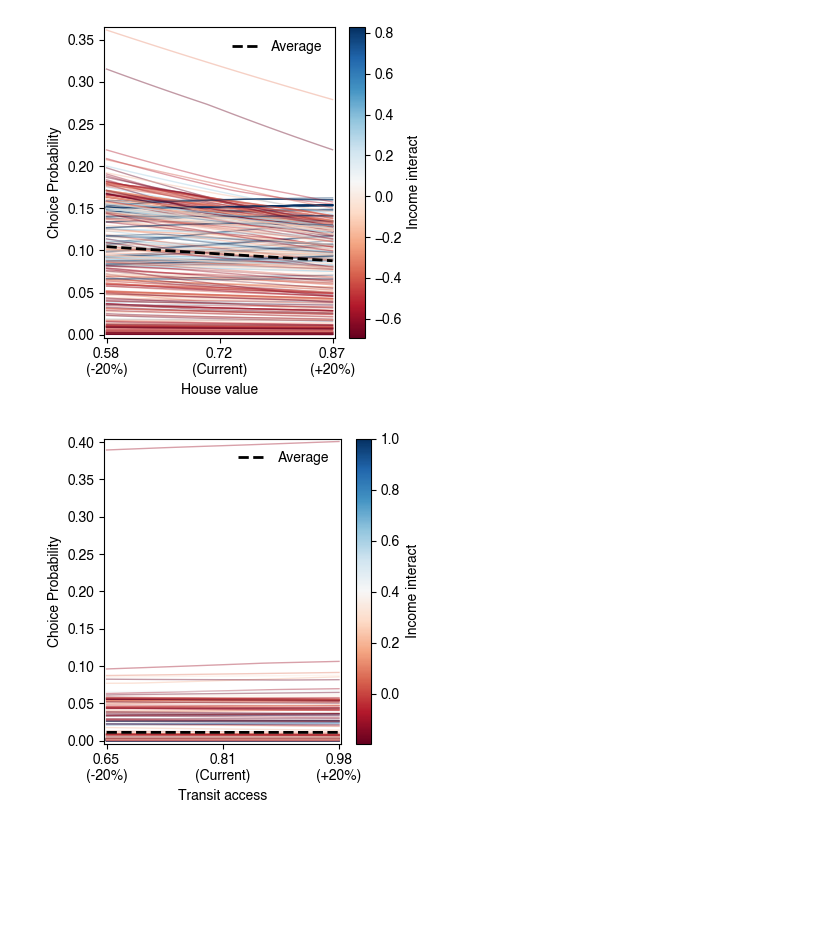
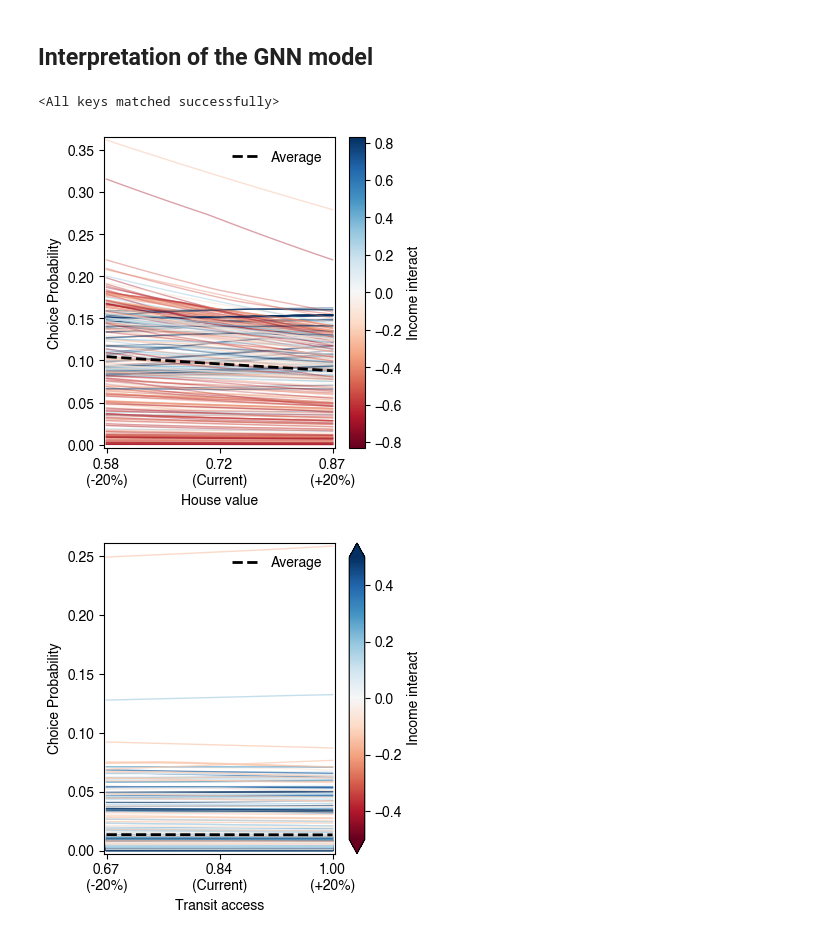
Before and after one commit to chengzhanhong/GNN_residential_choice, a Jupyter notebook: exp_interpret.ipynb, the cells around one changed output. Saved outputs shown, nothing was run; the diff lists cells and outputs as text; code cells hidden in the pictures; blank space fills up the shorter version.

```diff
--- a/exp_interpret.ipynb
+++ b/exp_interpret.ipynb
@@ -80,0 +67,16 @@ data_loader = torch.utils.data.DataLoader(
+# %%
+model = MNL_Choice(train_dataset[0][0].shape[-1], train_dataset[0][0].shape[0]).to(
+    device
+)
+# Load the pretrained model state
+model.load_state_dict(torch.load("log/Deepchoice_MNL_2025-03-16_12-17-54.pth"))
+
+x, y = next(iter(train_loader))  # Get a batch of data
+model.get_param_std(x, y)  # Get the standard errors of the parameters
+significance = model.significance_test(x, y)  # Perform significance test
+
+# Rename the index of significance DataFrame for better readability
+new_index = significance.index.to_list()
+new_index[: len(train_dataset.feature_names)] = train_dataset.feature_names
+significance.index = new_index
+print(significance.head(15))
@@ -81,3 +100,29 @@ data_loader = torch.utils.data.DataLoader(
+# %% [markdown]
+## Interpretation of the GNN model
+# %%
+# Load GNN model
+device = torch.device("cpu")
+config = Config()
+config.bs = 32
+config.num_hidden = 64
+config.dropout = 0
+config.model = "GATConv"
+config.heads = 4  # Number of attention heads for GAT
+config.residual = True
+config.seed = 100
+
+gnn2 = GNNChoiceModel(
+    train_dataset[0][0].shape[-1],
+    config.num_hidden,
+    edge_index,
+    dropout=config.dropout,
+    heads=config.heads,
+    residual=config.residual,
+    n_layer=2,
+)
+gnn2.load_state_dict(torch.load("log/Deepchoice_GATConv_2025-03-16_11-43-35.pth"))
+# %% [output]
+<All keys matched successfully>
 # %%
 # For the north side, I will choose LAKE VIEW, id=5, median_inc=80k+, white_prop=85%, counts=373
 comm_id = 5
@@ -100,8 +145,9 @@ for x in np.linspace(1 - scope, 1 + scope, 2 * n - 1):
 results = np.array(results)  # (2*n-1, bs)
 results = np.exp(results)
 
+vmax = min(1, max(abs(max(second_factor_data)), abs(min(second_factor_data))))
 # Normalize the income values to a range suitable for colormap
-norm = mcolors.Normalize(vmin=min(second_factor_data), vmax=max(second_factor_data))
+norm = mcolors.Normalize(vmin=-vmax, vmax=vmax)
 colormap = cm.RdBu  # Choose a colormap (e.g., viridis, plasma, etc.)
 fig, ax = plt.subplots(figsize=(4, 4))
 current_value = first_factor_data[i].item()
@@ -140,10 +186,10 @@ fig.colorbar(sm, ax=ax, label="Income interact")
 fig.tight_layout()
 fig.savefig("Lake_view_house_value.pdf")
 # %% [output]
-[figure, old version]
+[figure, new version]
 # %%
 # For the south side, I will choose SOUTH SHORE, id=42, median_inc=24k+, white_prop=3.2%, black_prop=94%, counts=48
-comm_id = 70
+comm_id = 42
 main_factor = "transit_a_scaled"
 second_factor = "home_income_interact"
 scope = 0.20  # 10% of the range
@@ -164,7 +210,9 @@ results = np.array(results)  # (2*n-1, bs)
 results = np.exp(results)
 
 # Normalize the income values to a range suitable for colormap
-norm = mcolors.Normalize(vmin=min(second_factor_data), vmax=min(1, max(second_factor_data)))
+# vmax = min(1, max(abs(max(second_factor_data)), abs(min(second_factor_data))))
+vmax = 0.5
+norm = mcolors.Normalize(vmin=-vmax, vmax=vmax)
 colormap = cm.RdBu  # Choose a colormap (e.g., viridis, plasma, etc.)
 fig, ax = plt.subplots(figsize=(4, 4))
 current_value = first_factor_data[1].item()
@@ -173,36 +221,36 @@ for i in range(second_factor_data.shape[0]):
         np.linspace(-1, 1, 2 * n - 1),
         results[:, i],
         color=colormap(norm(second_factor_data[i])),
-        alpha=0.4,
+        alpha=0.7,
         linewidth=1,
     )
 ax.plot(
     np.linspace(-1, 1, 2 * n - 1),
     results.mean(axis=1),
     color="Black",
     linewidth=2,
     linestyle="--",
     label="Average",
 )
 
 ax.set_xlabel("Transit access")
 ax.set_ylabel("Choice Probability")
 ax.legend(frameon=False)
 ax.set_xticks([-1, 0, 1])
 # ax.set_ylim(0, 0.11)
 ax.set_xticklabels(
     [
         f"{current_value * (1 - scope):.2f}\n(-{scope * 100:.0f}%)",
         f"{current_value:.2f}\n(Current)",
         f"{current_value * (1 + scope):.2f}\n(+{scope * 100:.0f}%)",
     ]
 )
 
 # Add a colorbar for reference
 sm = cm.ScalarMappable(cmap=colormap, norm=norm)
 sm.set_array([])
-fig.colorbar(sm, ax=ax, label="Income interact")
+fig.colorbar(sm, ax=ax, label="Income interact", extend="both")
 fig.tight_layout()
 fig.savefig("South_shore_transit.pdf")
 # %% [output]
-[figure, old version]
+[figure, new version]
```
Also changed, not shown: parts of 3 cells of this notebook, 2 other files.
